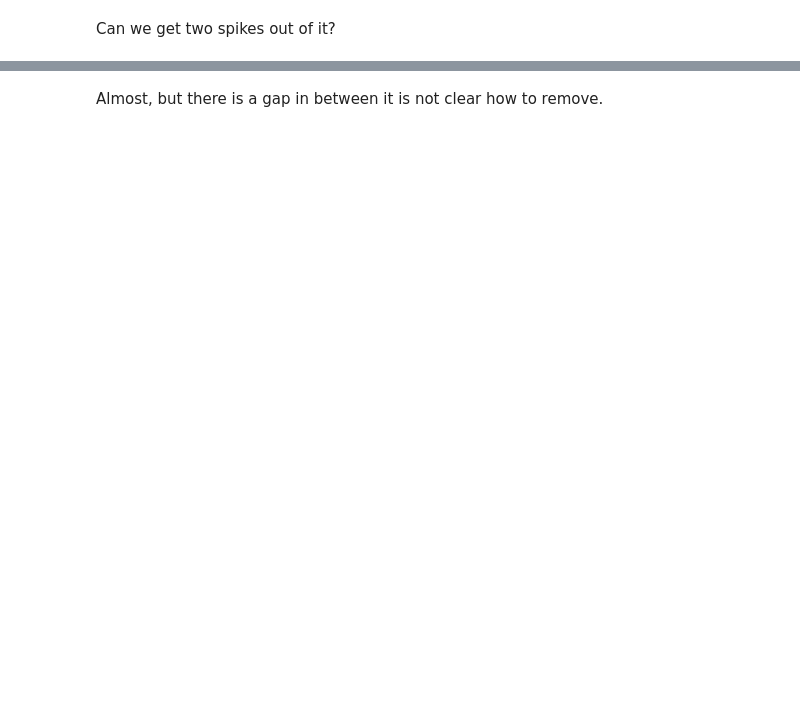
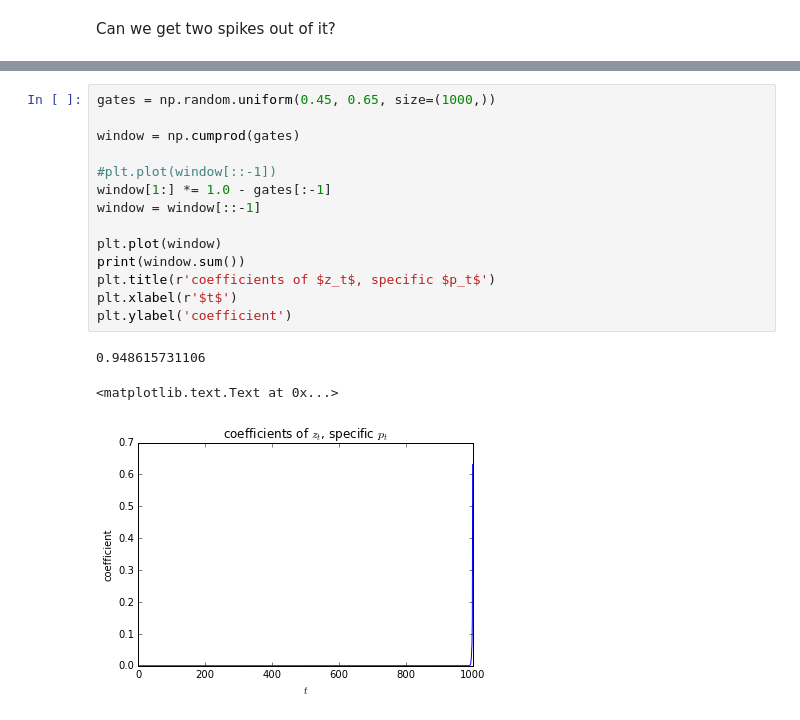
Before and after one commit to PFCM/489-notebooks, a Jupyter notebook: sliding windows.ipynb, the cells around one changed output, grey strips where cells are left out. Saved outputs shown, nothing was run; the diff lists cells and outputs as text; blank space fills up the shorter version.

```diff
--- a/sliding windows.ipynb
+++ b/sliding windows.ipynb
@@ -136,3 +137,19 @@ plt.ylabel('coefficient')
 [figure]
-# %% [markdown]
-Almost, but there is a gap in between it is not clear how to remove.
+# %%
+gates = np.random.uniform(0.45, 0.65, size=(1000,))
+
+window = np.cumprod(gates)
+
+#plt.plot(window[::-1])
+window[1:] *= 1.0 - gates[:-1]
+window = window[::-1]
+
+plt.plot(window)
+print(window.sum())
+plt.title(r'coefficients of $z_t$, specific $p_t$')
+plt.xlabel(r'$t$')
+plt.ylabel('coefficient')
+# %% [output]
+0.948615731106
+<matplotlib.text.Text at 0x...>
+[figure, added]
```
Also changed, not shown: parts of 3 cells of this notebook.
